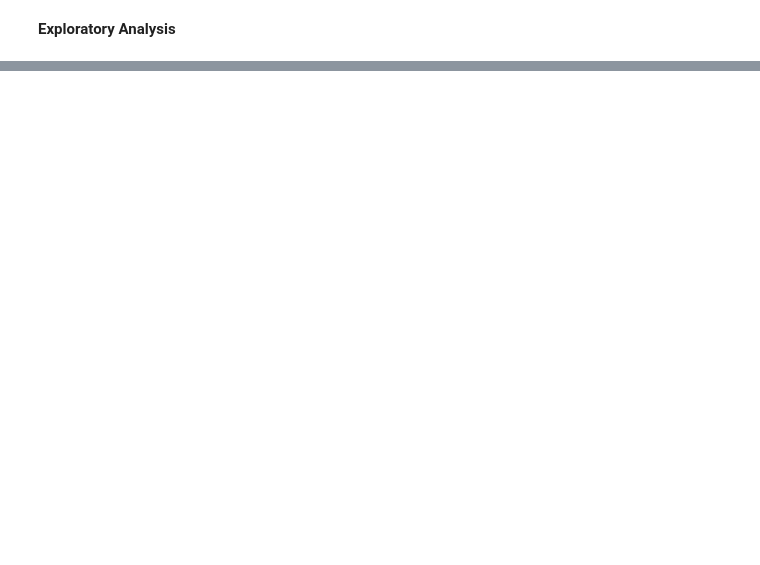
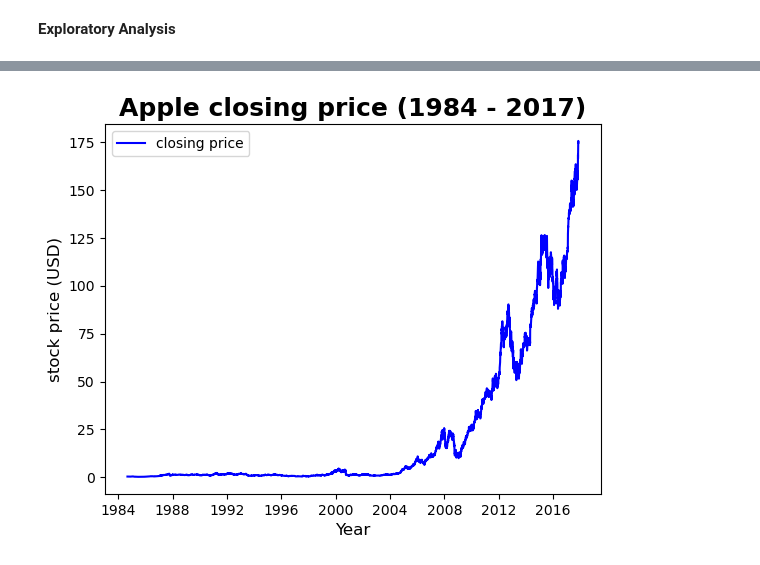
Before and after one commit to Yekta-Ahmadifar/Predict-stock-prices, a Jupyter notebook: StockPricePrediction.ipynb, the cells around one changed output, grey strips where cells are left out. Saved outputs shown, nothing was run; the diff lists cells and outputs as text; code cells hidden in the pictures; blank space fills up the shorter version.

Commit message:
analysis graphs

```diff
--- a/StockPricePrediction.ipynb
+++ b/StockPricePrediction.ipynb
@@ -31,0 +11,3 @@ Date,Open,High,Low,Close,Volume,OpenInt
+# %%
+df = pd.read_csv("aapl.us.txt" , parse_dates=['Date'] , index_col='Date')
+df.head()
@@ -31,0 +22,6 @@ Date,Open,High,Low,Close,Volume,OpenInt
+# %%
+#dropping 0 values
+if 'OpenInt' in df.columns:
+    df.drop(columns=['OpenInt'] , inplace=True)
+
+print("Column dropped")
@@ -33,0 +68,11 @@ Date,Open,High,Low,Close,Volume,OpenInt
+# %%
+#price tremd over time
+plt.Figure(figsize=(14, 6))
+plt.plot(df.index,df['Close'] , color="blue", label="closing price")
+plt.title("Apple closing price (1984 - 2017)" , fontsize=18, fontweight='bold')
+plt.xlabel("Year", fontsize=12)
+plt.ylabel("stock price (USD)", fontsize=12)
+plt.legend()
+plt.show()
+# %% [output]
+[figure, added]
```
Also changed, not shown: parts of 8 cells of this notebook.
